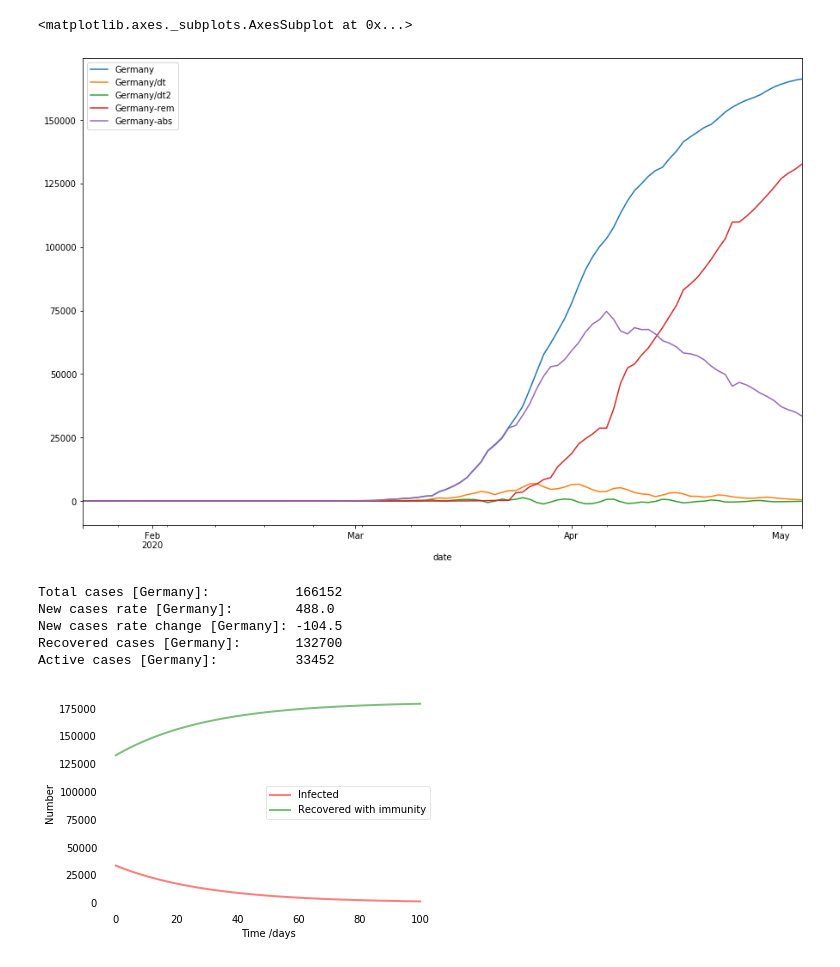
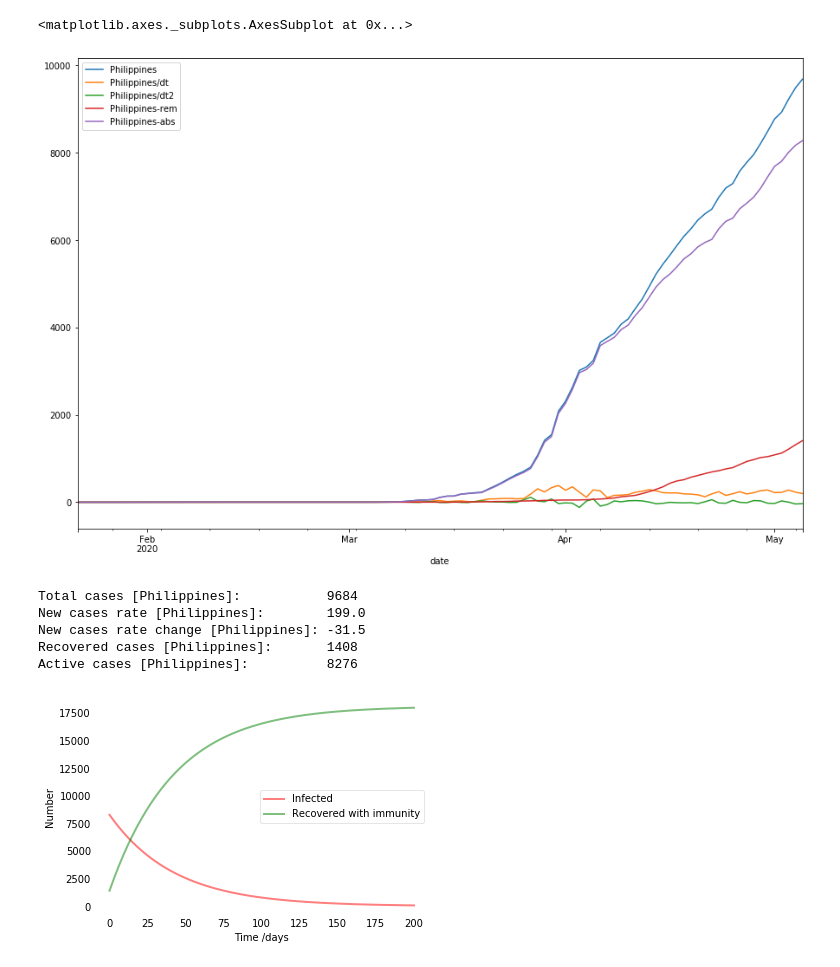
Before and after one commit to kschwank/corona-notebook, a Jupyter notebook: CoronaDevelopment.ipynb, the cells around one changed output. Drawn from its saved outputs; the diff is of its cells as text; code cells hidden in the pictures.

```diff
--- a/CoronaDevelopment.ipynb
+++ b/CoronaDevelopment.ipynb
@@ -11,12 +11,12 @@ url = 'https://pomber.github.io/covid19/timeseries.json'
 filedata = requests.get(url)
 data = json.loads(filedata.content)
 # %%
+country = 'Philippines' # e.g., 'US', 'Italy', 'Philippines'
+
 df = pd.DataFrame()
-df['date'] = [m['date'] for m in data['Germany']]
+df['date'] = [m['date'] for m in data[country]]
 df['date'] = pd.to_datetime(df['date'])
 df = df.set_index('date')
-
-country = 'Germany' # e.g., 'US', 'Italy', 'Philippines'
 
 df[country] = [m['confirmed'] for m in data[country]]
 df[country + '/dt'] = np.gradient(df.get(country,'confirmed'))
@@ -27,7 +27,7 @@ df[country + '-abs'] = df[country] - df[country + '-rem']
 df.plot(figsize=(15,10))
 # %% [output]
 <matplotlib.axes._subplots.AxesSubplot at 0x...>
-[figure, old version]
+[figure, new version]
 # %%
 print("Total cases [{0}]:           {1}".format(country, df[country][-1]))
 print("New cases rate [{0}]:        {1}".format(country, df[country + '/dt'][-1]))
@@ -35,17 +35,17 @@ print("New cases rate change [{0}]: {1}".format(country, df[country + '/dt2'][-1
 print("Recovered cases [{0}]:       {1}".format(country, df[country + '-rem'][-1]))
 print("Active cases [{0}]:          {1}".format(country, df[country + '-abs'][-1]))
 # %% [output]
-Total cases [Germany]:           166152
-New cases rate [Germany]:        488.0
-New cases rate change [Germany]: -104.5
-Recovered cases [Germany]:       132700
-Active cases [Germany]:          33452
+Total cases [Philippines]:           9684
+New cases rate [Philippines]:        199.0
+New cases rate change [Philippines]: -31.5
+Recovered cases [Philippines]:       1408
+Active cases [Philippines]:          8276
 # %%
 intensive_care_capacity = 30000
 intensive_care_factor = 1/100
 infection_duration_days = 21
 
-N_de = 83019213
+N_de = 1387297452 # 331002651 # 83019213
 I_de = df['{0}-abs'.format(country)][-1]
 R_de = df['{0}-rem'.format(country)][-1]
 
@@ -64,38 +64,38 @@ S0 = N - I0 - R0
 # Contact rate, beta, and mean recovery rate, gamma, (in 1/days).
 beta, gamma = beta_de, 1./infection_duration_days
 # A grid of time points (in days)
-t = np.linspace(0, 100, 100)
+t = np.linspace(0, 200, 200)
 
 # The SIR model differential equations.
 def deriv(y, t, N, beta, gamma):
     S, I, R = y
     dSdt = -beta * S * I / N
     dIdt = beta * S * I / N - gamma * I
     dRdt = gamma * I
     return dSdt, dIdt, dRdt
 
 # Initial conditions vector
 y0 = S0, I0, R0
 # Integrate the SIR equations over the time grid, t.
 ret = odeint(deriv, y0, t, args=(N, beta, gamma))
 S, I, R = ret.T
 
 # Plot the data on three separate curves for S(t), I(t) and R(t)
 fig = plt.figure(facecolor='w')
 ax = fig.add_subplot(111, axisbelow=True)
 # ax.plot(t, S, 'b', alpha=0.5, lw=2, label='Susceptible')
 ax.plot(t, I, 'r', alpha=0.5, lw=2, label='Infected')
 ax.plot(t, R, 'g', alpha=0.5, lw=2, label='Recovered with immunity')
 ax.set_xlabel('Time /days')
 ax.set_ylabel('Number')
 #ax.set_ylim(0,1.2)
 ax.yaxis.set_tick_params(length=0)
 ax.xaxis.set_tick_params(length=0)
 ax.grid(b=True, which='major', c='w', lw=2, ls='-')
 legend = ax.legend()
 legend.get_frame().set_alpha(0.5)
 for spine in ('top', 'right', 'bottom', 'left'):
     ax.spines[spine].set_visible(False)
 plt.show()
 # %% [output]
-[figure, old version]
+[figure, new version]
```
Also changed, not shown: parts of 2 cells of this notebook.
